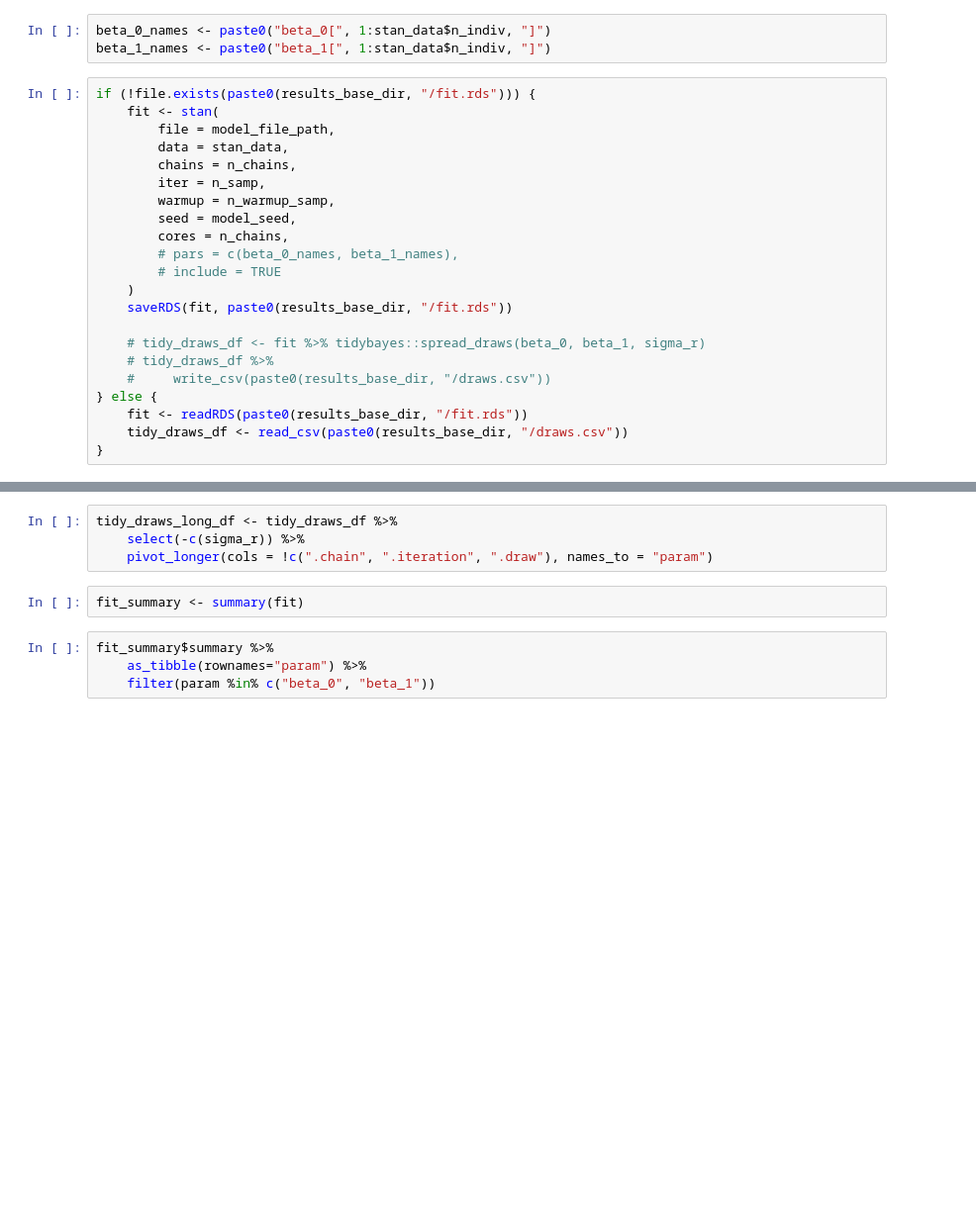
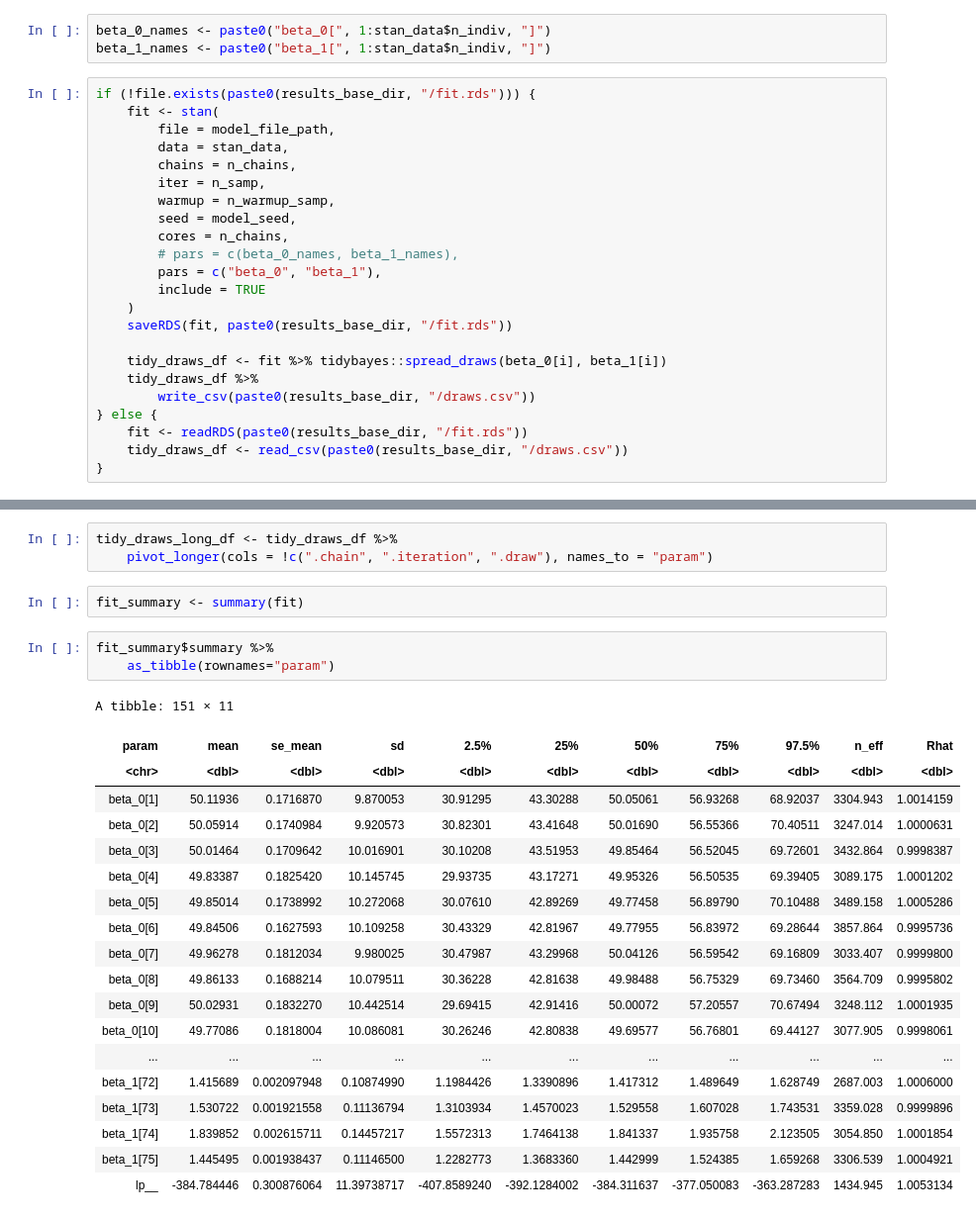
Before and after one commit to cjc77/bayesian-analysis-projects, a Jupyter notebook: notebooks_pooling_explore/sim_no_pooling.ipynb, the cells around one changed output, grey strips where cells are left out. Shown: that part at 99% size. Drawn from its saved outputs; the diff is of its cells as text; blank space fills up the shorter version.

```diff
--- a/notebooks_pooling_explore/sim_no_pooling.ipynb
+++ b/notebooks_pooling_explore/sim_no_pooling.ipynb
@@ -83,13 +83,14 @@ if (!file.exists(paste0(results_base_dir, "/fit.rds"))) {
         seed = model_seed,
         cores = n_chains,
         # pars = c(beta_0_names, beta_1_names),
-        # include = TRUE
+        pars = c("beta_0", "beta_1"),
+        include = TRUE
     )
     saveRDS(fit, paste0(results_base_dir, "/fit.rds"))
 
-    # tidy_draws_df <- fit %>% tidybayes::spread_draws(beta_0, beta_1, sigma_r)
-    # tidy_draws_df %>%
-    #     write_csv(paste0(results_base_dir, "/draws.csv"))
+    tidy_draws_df <- fit %>% tidybayes::spread_draws(beta_0[i], beta_1[i])
+    tidy_draws_df %>%
+        write_csv(paste0(results_base_dir, "/draws.csv"))
 } else {
     fit <- readRDS(paste0(results_base_dir, "/fit.rds"))
     tidy_draws_df <- read_csv(paste0(results_base_dir, "/draws.csv"))
@@ -103,11 +104,29 @@ Warning message:
 ”
 # %%
 tidy_draws_long_df <- tidy_draws_df %>%
-    select(-c(sigma_r)) %>%
     pivot_longer(cols = !c(".chain", ".iteration", ".draw"), names_to = "param")
 # %%
 fit_summary <- summary(fit)
 # %%
 fit_summary$summary %>%
-    as_tibble(rownames="param") %>%
-    filter(param %in% c("beta_0", "beta_1"))
+    as_tibble(rownames="param")
+# %% [output]
+A tibble: 151 × 11
+| param | mean | se_mean | sd | 2.5% | 25% | 50% | 75% | 97.5% | n_eff | Rhat |
+| <chr> | <dbl> | <dbl> | <dbl> | <dbl> | <dbl> | <dbl> | <dbl> | <dbl> | <dbl> | <dbl> |
+| beta_0[1] | 50.11936 | 0.1716870 | 9.870053 | 30.91295 | 43.30288 | 50.05061 | 56.93268 | 68.92037 | 3304.943 | 1.0014159 |
+| beta_0[2] | 50.05914 | 0.1740984 | 9.920573 | 30.82301 | 43.41648 | 50.01690 | 56.55366 | 70.40511 | 3247.014 | 1.0000631 |
+| beta_0[3] | 50.01464 | 0.1709642 | 10.016901 | 30.10208 | 43.51953 | 49.85464 | 56.52045 | 69.72601 | 3432.864 | 0.9998387 |
+| beta_0[4] | 49.83387 | 0.1825420 | 10.145745 | 29.93735 | 43.17271 | 49.95326 | 56.50535 | 69.39405 | 3089.175 | 1.0001202 |
+| beta_0[5] | 49.85014 | 0.1738992 | 10.272068 | 30.07610 | 42.89269 | 49.77458 | 56.89790 | 70.10488 | 3489.158 | 1.0005286 |
+| beta_0[6] | 49.84506 | 0.1627593 | 10.109258 | 30.43329 | 42.81967 | 49.77955 | 56.83972 | 69.28644 | 3857.864 | 0.9995736 |
+| beta_0[7] | 49.96278 | 0.1812034 | 9.980025 | 30.47987 | 43.29968 | 50.04126 | 56.59542 | 69.16809 | 3033.407 | 0.9999800 |
+| beta_0[8] | 49.86133 | 0.1688214 | 10.079511 | 30.36228 | 42.81638 | 49.98488 | 56.75329 | 69.73460 | 3564.709 | 0.9995802 |
+| beta_0[9] | 50.02931 | 0.1832270 | 10.442514 | 29.69415 | 42.91416 | 50.00072 | 57.20557 | 70.67494 | 3248.112 | 1.0001935 |
+| beta_0[10] | 49.77086 | 0.1818004 | 10.086081 | 30.26246 | 42.80838 | 49.69577 | 56.76801 | 69.44127 | 3077.905 | 0.9998061 |
+| ... | ... | ... | ... | ... | ... | ... | ... | ... | ... | ... |
+| beta_1[72] | 1.415689 | 0.002097948 | 0.10874990 | 1.1984426 | 1.3390896 | 1.417312 | 1.489649 | 1.628749 | 2687.003 | 1.0006000 |
+| beta_1[73] | 1.530722 | 0.001921558 | 0.11136794 | 1.3103934 | 1.4570023 | 1.529558 | 1.607028 | 1.743531 | 3359.028 | 0.9999896 |
+| beta_1[74] | 1.839852 | 0.002615711 | 0.14457217 | 1.5572313 | 1.7464138 | 1.841337 | 1.935758 | 2.123505 | 3054.850 | 1.0001854 |
+| beta_1[75] | 1.445495 | 0.001938437 | 0.11146500 | 1.2282773 | 1.3683360 | 1.442999 | 1.524385 | 1.659268 | 3306.539 | 1.0004921 |
+| lp__ | -384.784446 | 0.300876064 | 11.39738717 | -407.8589240 | -392.1284002 | -384.311637 | -377.050083 | -363.287283 | 1434.945 | 1.0053134 |
```
Also changed, not shown: parts of 2 cells of this notebook, 3 other files.
